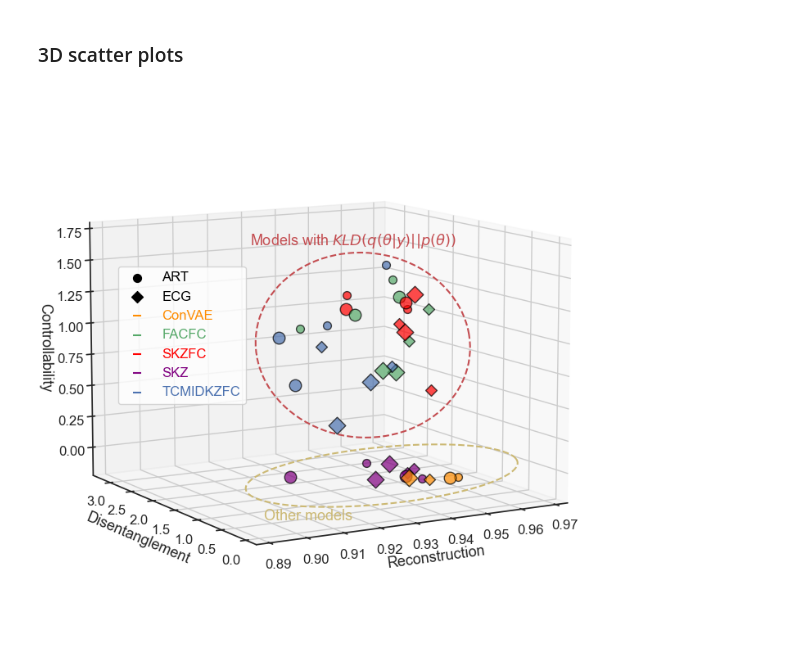
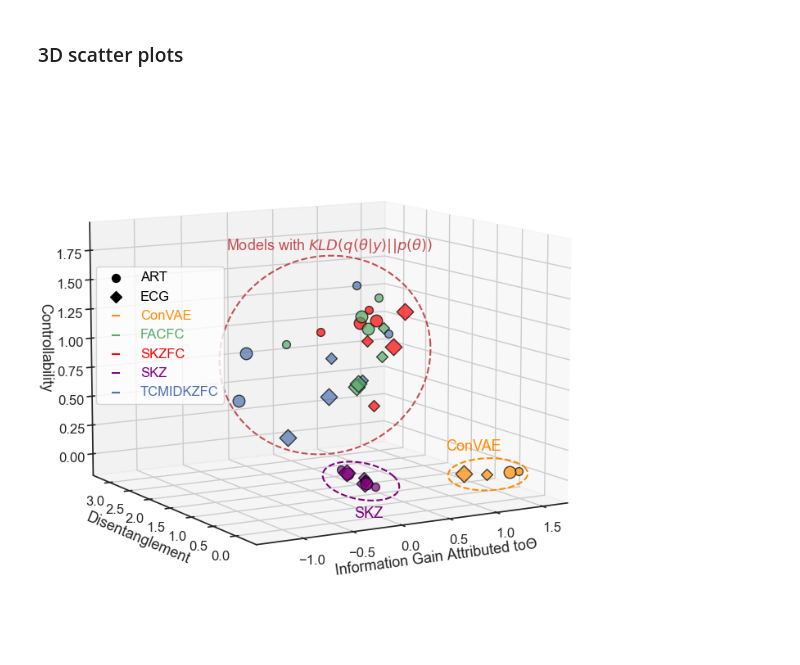
Before and after one commit to JunetaeKim/VABAM, a Jupyter notebook: VisualizationMetrics.ipynb, the cells around one changed output. Saved outputs shown, nothing was run; the diff lists cells and outputs as text; code cells hidden in the pictures.

```diff
--- a/VisualizationMetrics.ipynb
+++ b/VisualizationMetrics.ipynb
@@ -546,18 +542,18 @@ AcctableSet = pd.concat([AcctableSet, BMAcctableSet])
 AnalTabList = TabList_ART_800 + TabList_ART_500 + TabList_II_500 +  TabList_II_800 # TabList_ART_500, TabList_ART_800, TabList_II_500, TabList_II_800
 
 # Define the list of metrics to be analyzed
-AnalMetricList= ['(2) $I(V; \\acute{Z} \\mid Z)$', '(6) $I(S;\\acute{\\Theta} \\mid \\acute{Z})$']
+AnalMetricList= ['(2) $I(V; \\acute{Z} \\mid Z)$', '(4) $I(V;\\acute{\\Theta} \\mid \\acute{Z})$', '(6) $I(S;\\acute{\\Theta} \\mid \\acute{Z})$']
 # Filter the MI table set for models in the Analysis Tab List and reset the index for clean slicing
 AnalMItableSet =  MItableSet[(MItableSet['Model'].isin(AnalTabList))].reset_index(drop=True)
 # Filter the Accuracy table set for models in the Analysis Tab List and reset the index for clean slicing
 AnalAcctableSet =  AcctableSet[(AcctableSet['Model'].isin(AnalTabList))].reset_index(drop=True)
 # Calculate the Reverse Kullback-Leibler Divergence (RevKLD) by taking the exponential of the negative mean KLD results
-AnalAcctableSet['RevKLD'] = np.exp(-AnalAcctableSet['MeanKldRes'])
-AnalAcctableSet['Reconstruction'] = (1-AnalAcctableSet['MAPEnorm']/100)
-AnalAcctableSet['NormRevKLD'] = (-AnalAcctableSet['RevKLD'] + AnalAcctableSet['RevKLD'].min()) / (-AnalAcctableSet['RevKLD'].max() + AnalAcctableSet['RevKLD'].min())
+#AnalAcctableSet['RevKLD'] = np.exp(-AnalAcctableSet['MeanKldRes'])
+AnalAcctableSet['MAPEnorm'] = AnalAcctableSet['MAPEnorm']/100
+#AnalAcctableSet['NormRevKLD'] = (-AnalAcctableSet['RevKLD'] + AnalAcctableSet['RevKLD'].min()) / (-AnalAcctableSet['RevKLD'].max() + AnalAcctableSet['RevKLD'].min())
 
 # Keep only the 'Model' and 'RevKLD' columns in the Analysis Accuracy table set
-AnalAcctableSet = AnalAcctableSet[['Model', 'RevKLD', 'Reconstruction']].copy()
+AnalAcctableSet = AnalAcctableSet[['Model', 'MeanKldRes', 'MAPEnorm']].copy()
 # %%
 def Normalization(series):
     if np.issubdtype(series.dtype, np.number):  # Check if the series is numeric.
@@ -722,12 +688,12 @@ for i, row in AnalAccMItable.iterrows():
             colors.append('b')
 
     # Plotting the points on the graph with the determined marker and color
-    ax.scatter(row['Reconstruction'], row['Disentanglement'], row['Controllability'],
+    ax.scatter(row['InfoGain'+'$\\Theta$'], row['Disentanglement'], row['Controllability'],
                c=color, marker=marker, s=marker_size, alpha=0.7,edgecolors='black')  # Coloring based on the specified logic
 
     '''
     if i in Indices:
-        ax.text(row['Reconstruction']-0.05, row['Disentanglement'], row['Controllability'], row['Model'] , size=10, zorder=50)
+        ax.text(row['InfoGain'+'$\\Theta$']-0.05, row['Disentanglement'], row['Controllability'], row['Model'] , size=10, zorder=50)
     '''
 
 
@@ -739,7 +705,7 @@ for color in colors:
     ax.scatter([], [], marker='_', label=ColMod[color], c=color, s=50)
 
 # Set axis labels
-ax.set_xlabel('Reconstruction', fontsize=13)  # Label for the x-axis
+ax.set_xlabel('Information Gain Attributed to'+'$\\Theta$', fontsize=13)  # Label for the x-axis Information Gain Attributed to Theta
 ax.set_ylabel('Disentanglement', fontsize=13)  # Label for the y-axis
 ax.set_zlabel('Controllability', fontsize=13)  # Label for the z-axis
 
@@ -752,47 +718,57 @@ ax.set_zlabel('Controllability', fontsize=13)  # Label for the z-axis
 
 # Parameters for the ellipse
 ellipse_params1 = {
-    'center': [0.93, 0.8, 1.],  # 'Reconstruction', 'Disentanglement', 'Controllability'
-    'width': 0.03,  # The width (in the Reconstruction)
-    'height': .3,  # The height (in the Disentanglement)
-    'depth': 0.67,  # The depth (in the Controllability)
+    'center': [-0.16, 0.8, 1.05],  # 'InfoGain'+'$\\Theta$', 'Disentanglement', 'Controllability'
+    'width': 1.1,  # The width (in the InfoGain'+'$\\Theta$)
+    'height': .1,  # The height (in the Disentanglement)
+    'depth': 0.8,  # The depth (in the Controllability)
     'color': 'r',  # The color of the ellipse
     'linestyle': '--'  # The line style of the ellipse
 }
 
 ellipse_params2 = {
-    'center': [0.93, 0.40, 0.05],  # 'Reconstruction', 'Disentanglement', 'Controllability'
-    'width': 0.038,  # The width (in the Reconstruction)
-    'height': 0.38,  # The height (in the Disentanglement)
-    'depth': 0.15,  # The depth (in the Controllability)
-    'color': 'y',  # The color of the ellipse
+    'center': [0.0, 0.40, 0.05],  # 'InfoGain'+'$\\Theta$', 'Disentanglement', 'Controllability'
+    'width': 0.35,  # The width (in the InfoGain'+'$\\Theta$)
+    'height': 0.4,  # The height (in the Disentanglement)
+    'depth': 0.1,  # The depth (in the Controllability)
+    'color': 'purple',  # The color of the ellipse
     'linestyle': '--'  # The line style of the ellipse
 }
 
+ellipse_params3 = {
+    'center': [1.15, 0.0, 0.05],  # 'InfoGain'+'$\\Theta$', 'Disentanglement', 'Controllability'
+    'width': 0.42,  # The width (in the InfoGain'+'$\\Theta$)
+    'height': 0.2,  # The height (in the Disentanglement)
+    'depth': 0.1,  # The depth (in the Controllability)
+    'color': 'darkorange',  # The color of the ellipse
+    'linestyle': '--'  # The line style of the ellipse
+}
 
 # Add an ellipse to the plot
 add_ellipse_to_plot(ax, **ellipse_params1)
 add_ellipse_to_plot(ax, **ellipse_params2)
+add_ellipse_to_plot(ax, **ellipse_params3)
 
-ax.text(0.935, 3.6, 1.5, 'Models with ' + '$KLD(q(\\theta | y) || p(\\theta))$' , size=13, zorder=50, color='r')
-ax.text(0.89, -0.1, -0.08, 'Other models' , size=13, zorder=50, color='y')
+ax.text(0.6, 4.8, 1.5, 'Models with ' + '$KLD(q(\\theta | y) || p(\\theta))$' , size=13, zorder=50, color='r')
+ax.text(0.0, 0.55, -0.28, 'SKZ' , size=13, zorder=50, color='purple')
+ax.text(1.2, 0.95, 0.11, 'ConVAE' , size=13, zorder=50, color='darkorange')
 
 # Display the legend
-legend = ax.legend(loc='upper left', bbox_to_anchor=(0.12, 0.7), fontsize=12)
+legend = ax.legend(loc='upper left', bbox_to_anchor=(0.08, 0.7), fontsize=12)
 # Set the text color for each legend item
 ModCol['ART'] = 'black'
 ModCol['ECG'] = 'black'
 for text in legend.get_texts():
     text.set_color(ModCol[text.get_text()])
 
 ax.view_init(elev=10, azim=240) #ax.view_init(elev=30, azim=240)
 
 # Adjust the layout to make room for the legend
+#plt.tight_layout(pad=5)
 plt.tight_layout()
-
 plt.savefig('./EvalResults/Figures/3D_Scatter.png', bbox_inches='tight')
 
 # Display the plot
 plt.show()
 # %% [output]
-[figure, old version]
+[figure, new version]
```
Also changed, not shown: parts of 8 cells of this notebook.
